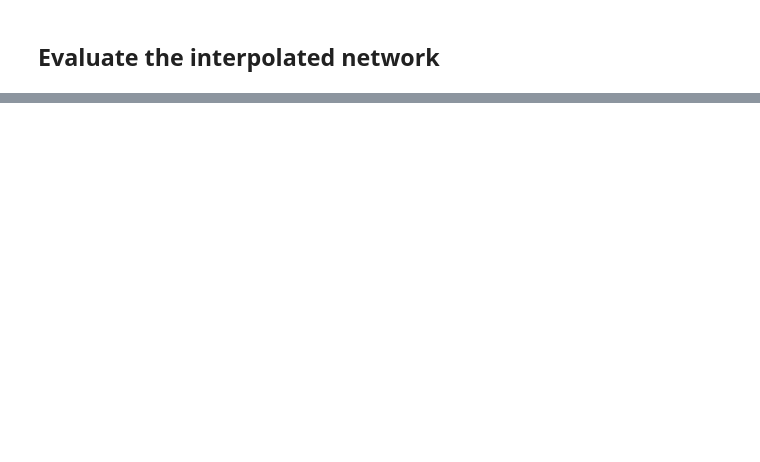
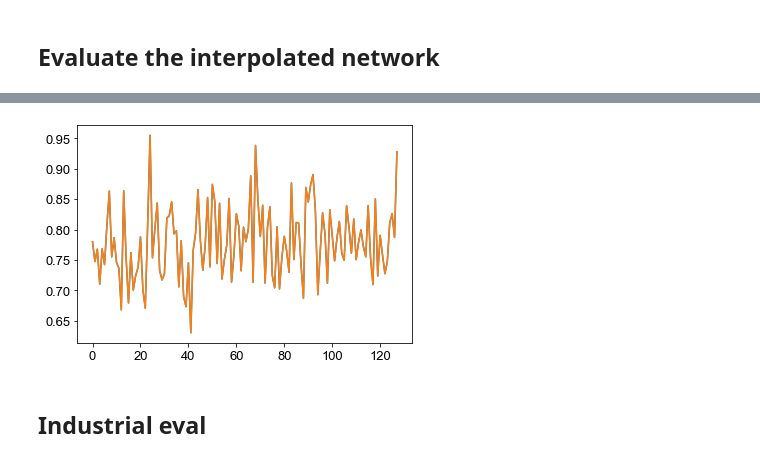
Before and after one commit to KellerJordan/REPAIR, a Jupyter notebook: notebooks/Train-and-Permute-MNIST-MLP-BatchNorm.ipynb, the cells around one changed output, grey strips where cells are left out. Saved outputs shown, nothing was run; the diff lists cells and outputs as text; code cells hidden in the pictures; blank space fills up the shorter version.

```diff
--- a/notebooks/Train-and-Permute-MNIST-MLP-BatchNorm.ipynb
+++ b/notebooks/Train-and-Permute-MNIST-MLP-BatchNorm.ipynb
@@ -359,0 +801,11 @@ print('(α=0.5 permuted+corrected)', full_eval(model_a))
+# %%
+vv1 = wrap_a.fc1.bn.running_var.data
+vv2 = inter_var
+# %%
+plt.plot(vv1.tolist())
+plt.plot(vv2.tolist())
+plt.show()
+# %% [output]
+[figure, added]
+# %% [markdown]
+## Industrial eval
```
Also changed, not shown: parts of 28 cells of this notebook.
